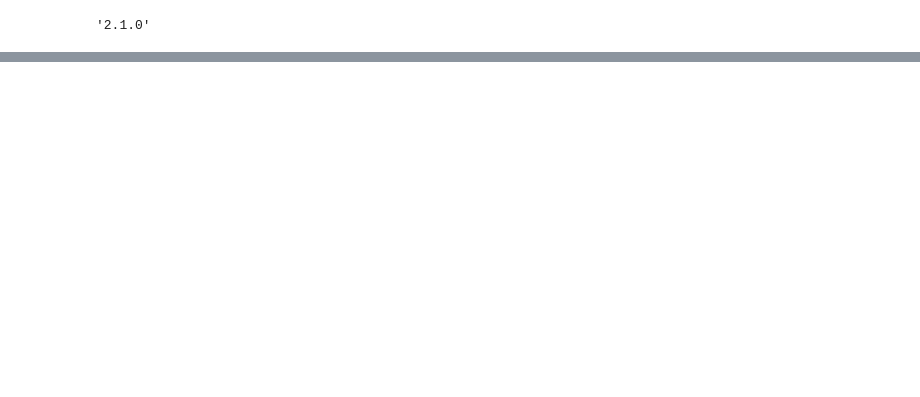
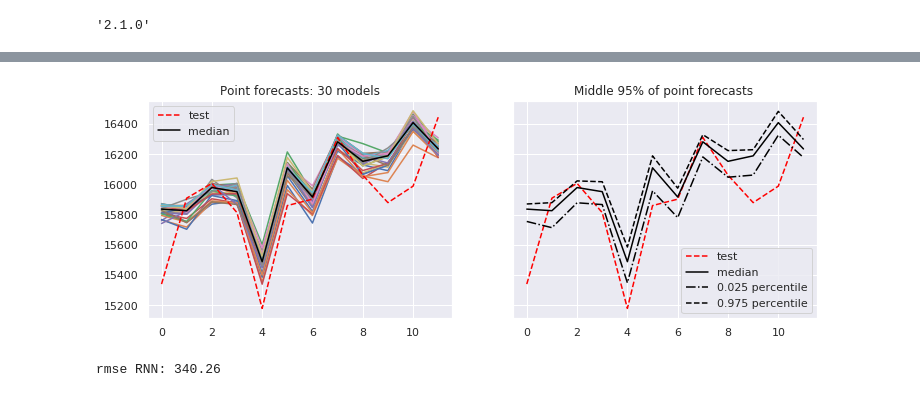
Before and after one commit to health-data-science-OR/forecasting, a Jupyter notebook: RNN/simple_rnn.ipynb, the cells around one changed output, grey strips where cells are left out. Drawn from its saved outputs; the diff is of its cells as text; code cells hidden in the pictures; blank space fills up the shorter version.

```diff
--- a/RNN/simple_rnn.ipynb
+++ b/RNN/simple_rnn.ipynb
@@ -43,0 +291,9 @@ y_train = scaler.transform(admit_rate.to_numpy().reshape(-1, 1))
+# %%
+#this code will take a few seconds to execute
+H = 1
+e_preds = []
+for model in models:
+    y_preds = vector_iterative_forecast(model, X_test[0], h=H)
+    e_preds.append(y_preds)
+
+e_preds = np.array(e_preds)
@@ -43,0 +309,27 @@ y_train = scaler.transform(admit_rate.to_numpy().reshape(-1, 1))
+# %%
+#plot the individual forecasts and the median
+
+fig,ax = plt.subplots(1, 2, sharey=True, figsize=(12, 4))
+ax[0].plot(e_preds_tran)
+ax[0].plot(scaler.inverse_transform(y_test[0]), label='test', linestyle='--',
+         color='red')
+ax[0].plot(y_preds_mdn, label='median', linestyle='-', color='black')
+ax[0].legend()
+ax[0].set_title(f'Point forecasts: {N_MODELS} models')
+
+ax[1].plot(scaler.inverse_transform(y_test[0]), label='test', linestyle='--',
+         color='red')
+ax[1].plot(y_preds_mdn, label='median', linestyle='-', color='black')
+ax[1].plot(y_preds_2_5, label='0.025 percentile', linestyle='-.', color='black')
+ax[1].plot(y_preds_97_5, label='0.975 percentile', linestyle='--', color='black')
+
+ax[1].set_title(f'Middle 95% of point forecasts ')
+ax[1].legend();
+# %% [output]
+[figure, added]
+# %%
+rmse_rnn_mdn = rmse(scaler.inverse_transform(y_test[0].reshape(-1, 1)), y_preds_mdn)[0]
+
+print(f'rmse RNN: {rmse_rnn_mdn:.2f}')
+# %% [output]
+rmse RNN: 340.26
```
Also changed, not shown: parts of 21 cells of this notebook, 2 other files.
